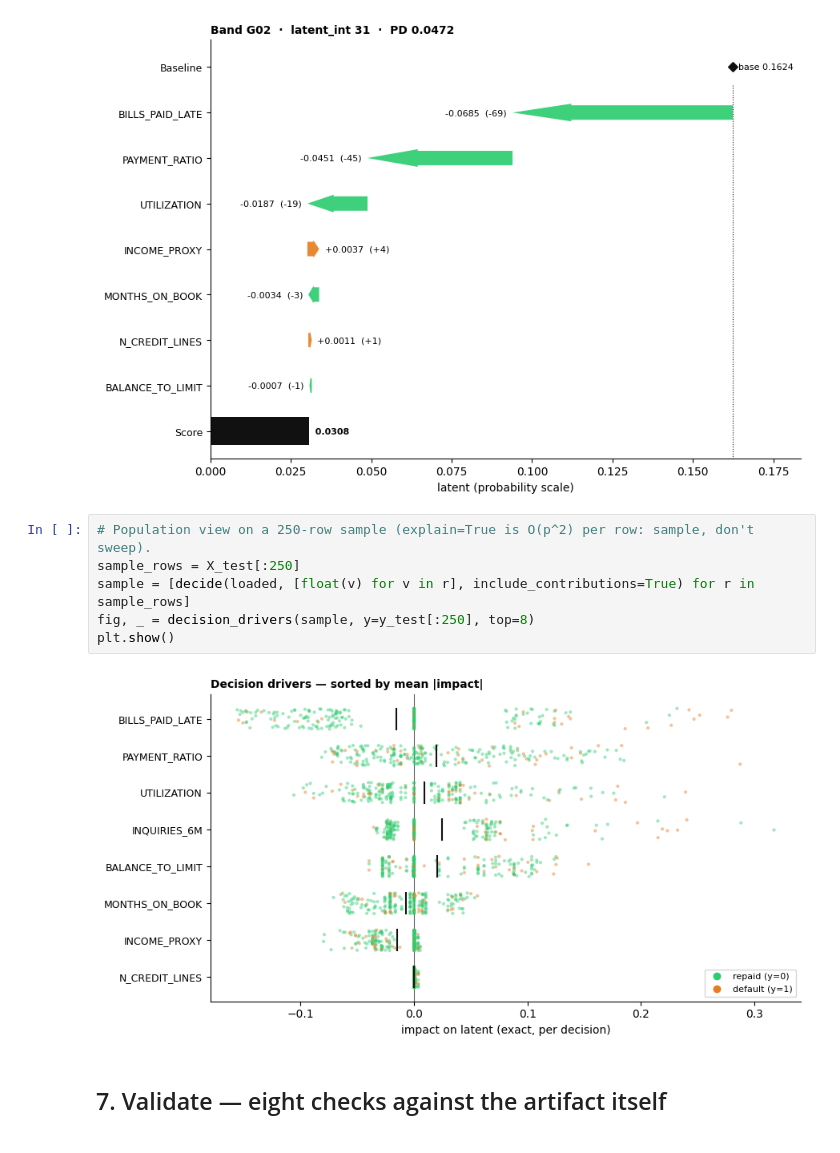
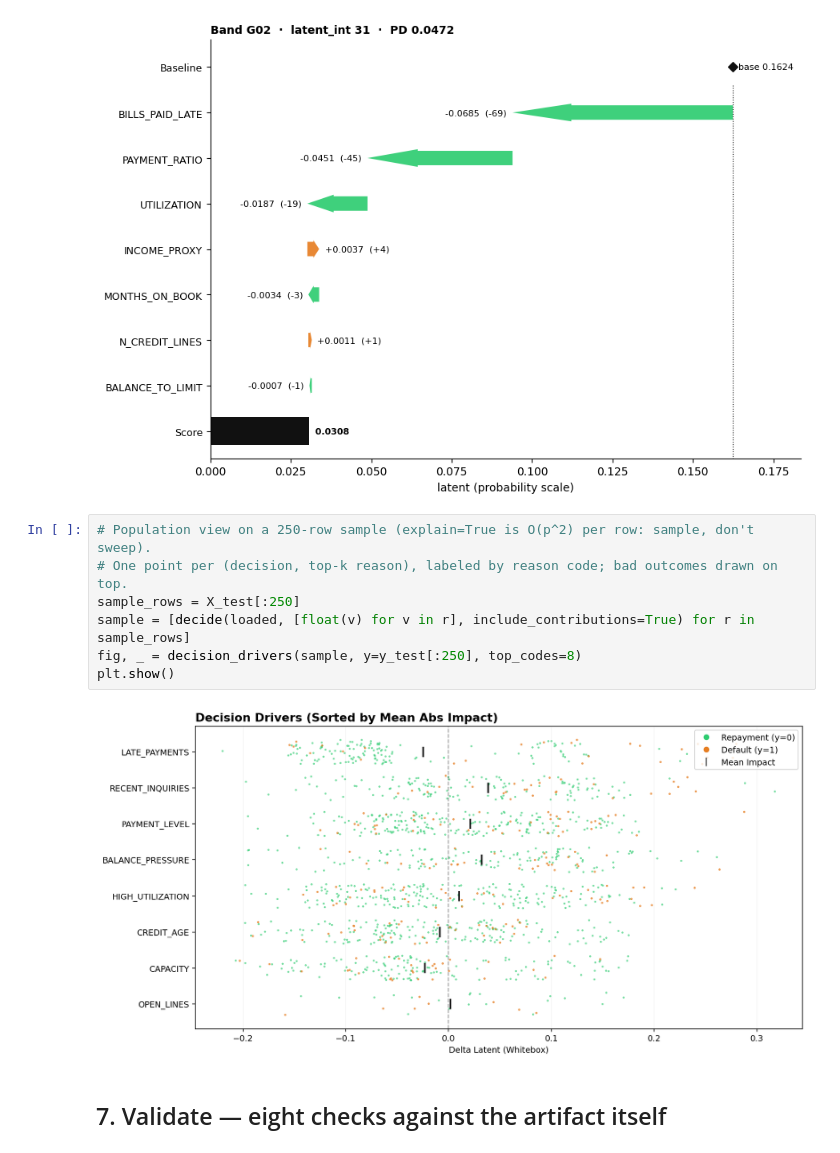
Before and after one commit to orgoca/CompileML, a Jupyter notebook: examples/01_quickstart.ipynb, the cells around one changed output. Drawn from its saved outputs; the diff is of its cells as text.

```diff
--- a/examples/01_quickstart.ipynb
+++ b/examples/01_quickstart.ipynb
@@ -246,12 +246,13 @@ plt.show()
 [figure]
 # %%
 # Population view on a 250-row sample (explain=True is O(p^2) per row: sample, don't sweep).
+# One point per (decision, top-k reason), labeled by reason code; bad outcomes drawn on top.
 sample_rows = X_test[:250]
 sample = [decide(loaded, [float(v) for v in r], include_contributions=True) for r in sample_rows]
-fig, _ = decision_drivers(sample, y=y_test[:250], top=8)
+fig, _ = decision_drivers(sample, y=y_test[:250], top_codes=8)
 plt.show()
 # %% [output]
-[figure, old version]
+[figure, new version]
 # %% [markdown]
 ## 7. Validate — eight checks against the artifact itself
 # %%
```
Also changed, not shown: 7 other files.
